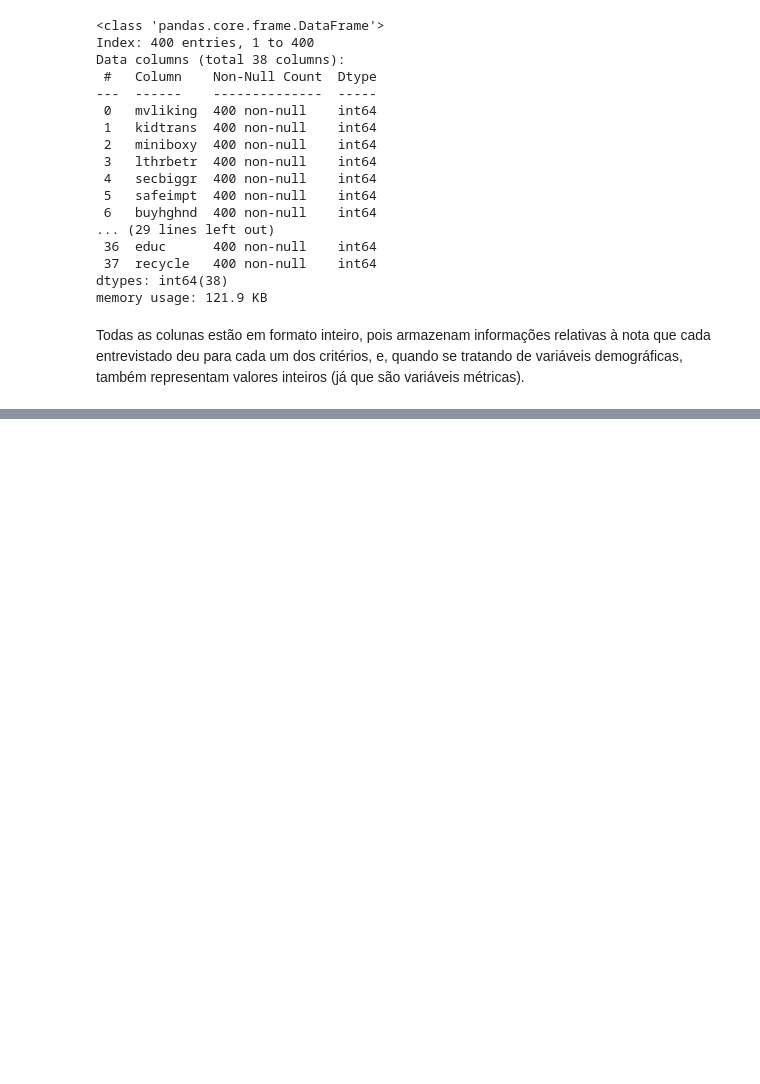
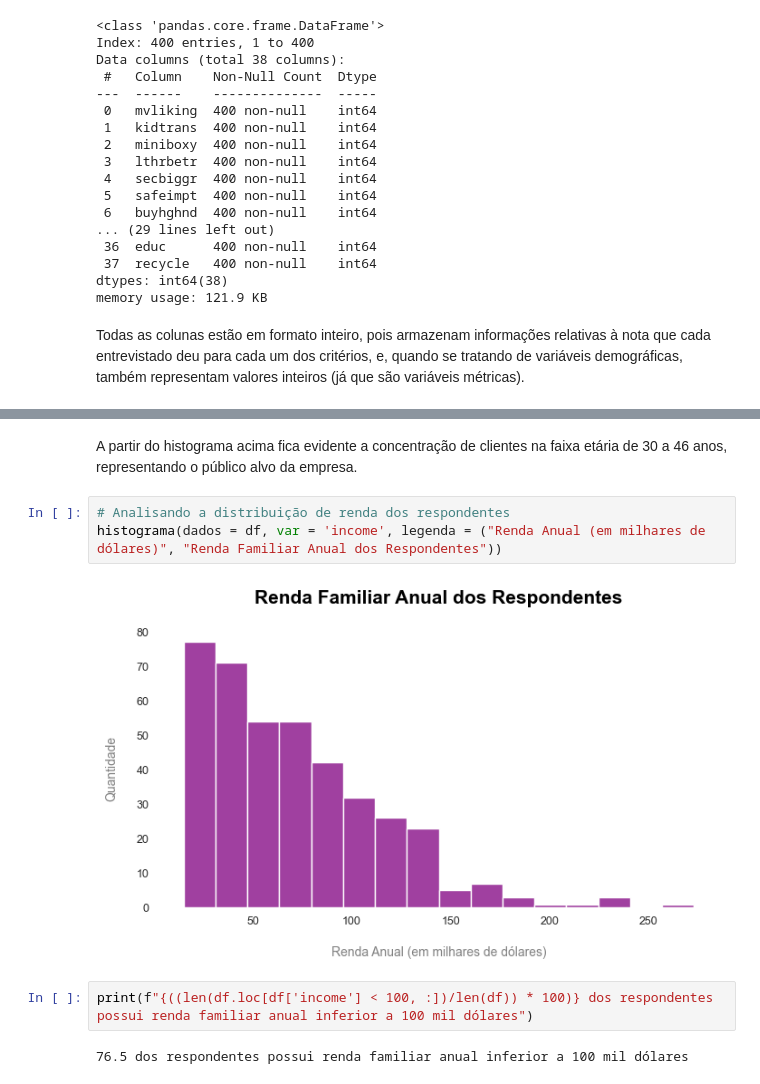
Before and after one commit to lazarocordeirosilva/SegmentacaoClientes, a Jupyter notebook: notebook/SegmentacaoClientes.ipynb, the cells around one changed output, grey strips where cells are left out. Cells and saved outputs as stored; diff of their text form; blank space fills up the shorter version.

```diff
--- a/notebook/SegmentacaoClientes.ipynb
+++ b/notebook/SegmentacaoClientes.ipynb
@@ -189,0 +278,11 @@ Todas as colunas estão em formato inteiro, pois armazenam informações relativ
+# %% [markdown]
+A partir do histograma acima fica evidente a concentração de clientes na faixa etária de 30 a 46 anos, representando o público alvo da empresa.
+# %%
+# Analisando a distribuição de renda dos respondentes
+histograma(dados = df, var = 'income', legenda = ("Renda Anual (em milhares de dólares)", "Renda Familiar Anual dos Respondentes"))
+# %% [output]
+[figure, added]
+# %%
+print(f"{((len(df.loc[df['income'] < 100, :])/len(df)) * 100)} dos respondentes possui renda familiar anual inferior a 100 mil dólares")
+# %% [output]
+76.5 dos respondentes possui renda familiar anual inferior a 100 mil dólares
```
Also changed, not shown: parts of 21 cells of this notebook.
